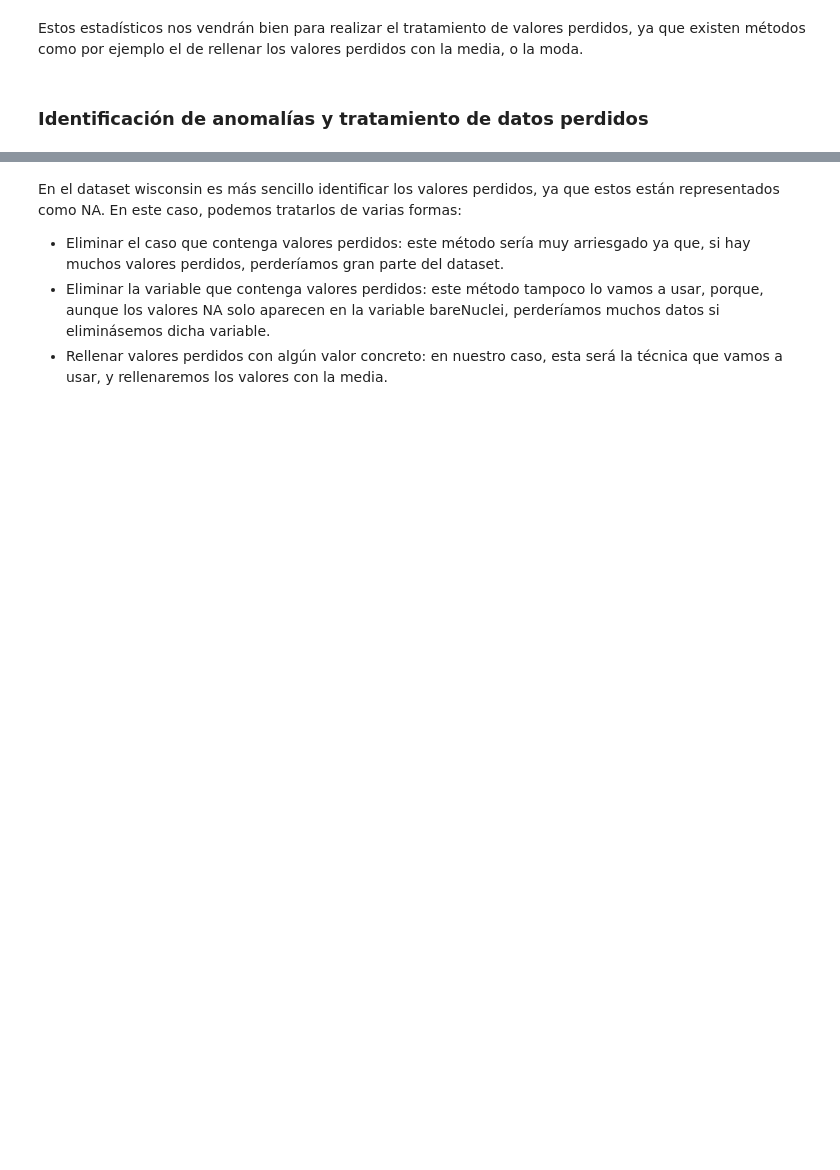
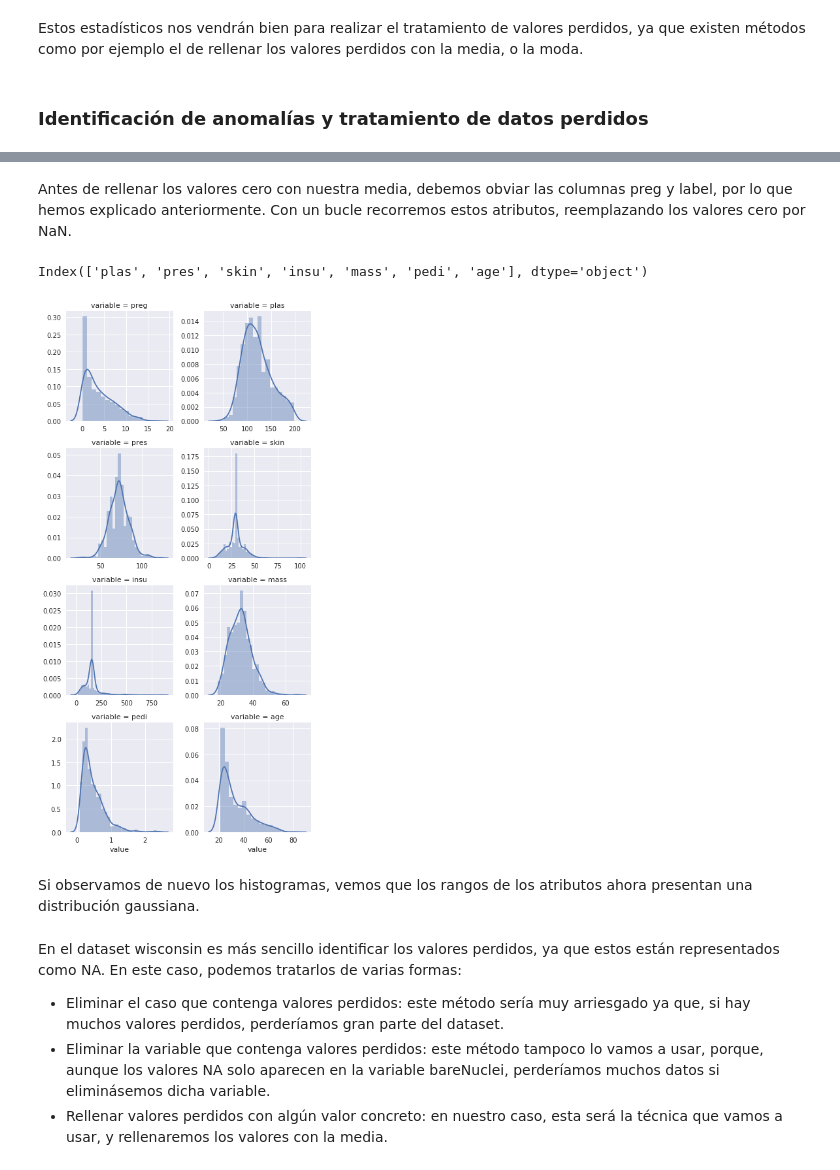
Before and after one commit to VanessaNav/DataMining, a Jupyter notebook: Prac1IvanVanessa.ipynb, the cells around one changed output, grey strips where cells are left out. Saved outputs shown, nothing was run; the diff lists cells and outputs as text; code cells hidden in the pictures; blank space fills up the shorter version.

```diff
--- a/Prac1IvanVanessa.ipynb
+++ b/Prac1IvanVanessa.ipynb
@@ -166,0 +174,7 @@ Para saber si un cero en nuestro dataset es un valor perdido o no, deberíamos c
+# %% [markdown]
+Antes de rellenar los valores cero con nuestra media, debemos obviar las columnas preg y label, por lo que hemos explicado anteriormente. Con un bucle recorremos estos atributos, reemplazando los valores cero por NaN.
+# %%
+aux_ceros = df1.columns.drop(["preg","label"])
+aux_ceros
+# %% [output]
+Index(['plas', 'pres', 'skin', 'insu', 'mass', 'pedi', 'age'], dtype='object')
@@ -167,3 +191,9 @@ Para saber si un cero en nuestro dataset es un valor perdido o no, deberíamos c
+# %%
+gMultipleHistogram(cleanDf1)
+# %% [output]
+[figure, added]
+# %% [markdown]
+Si observamos de nuevo los histogramas, vemos que los rangos de los atributos ahora presentan una distribución gaussiana.
 # %% [markdown]
 En el dataset wisconsin es más sencillo identificar los valores perdidos, ya que estos están representados como NA. En este caso, podemos tratarlos de varias formas:
 * Eliminar el caso que contenga valores perdidos: este método sería muy arriesgado ya que, si hay muchos valores perdidos, perderíamos gran parte del dataset.
```
Also changed, not shown: parts of 17 cells of this notebook.
